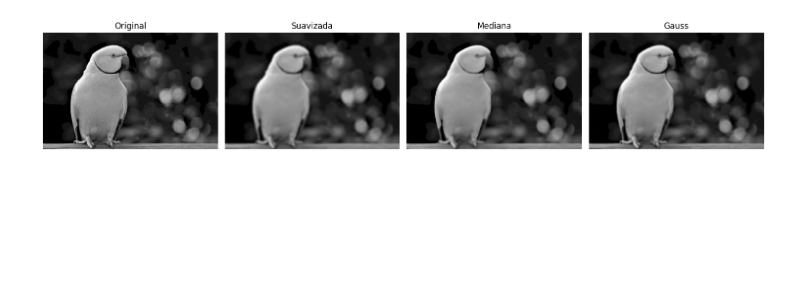
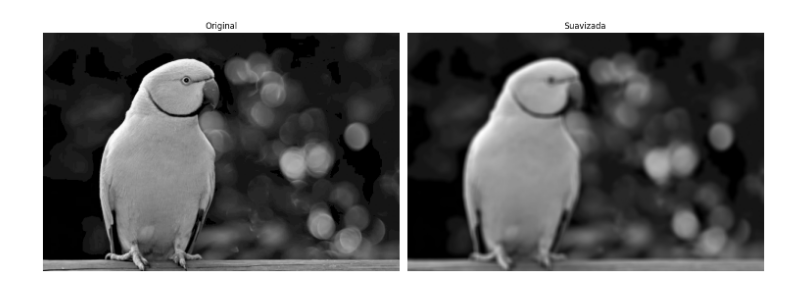
Before and after one commit to JanethGrimaldo/AI, a Jupyter notebook: AF5.ipynb, the cells around one changed output. Saved outputs shown, nothing was run; the diff lists cells and outputs as text; code cells hidden in the pictures; blank space fills up the shorter version.

```diff
--- a/AF5.ipynb
+++ b/AF5.ipynb
@@ -3,40 +3,32 @@
 # %%
 import cv2
 import matplotlib.pyplot as plt
 import numpy as np
 
 img =cv2.imread("ave.png", 0) # Carga de imagen en escala de grises
 alto, ancho = img.shape
 
 k = (10,10)
 k_gauss = (11,11)
 
 suavizada = cv2.blur(img, k)
 
 mediana = cv2.medianBlur(img, 11)
 
 gaussiana = cv2.GaussianBlur(img, k_gauss, 0)
 
-fig, axes = plt.subplots(1, 4, figsize=(15, 10))
+fig, axes = plt.subplots(1, 2, figsize=(15, 10))
 axes = axes.flatten()
 
 axes[0].imshow(img, cmap="gray")
 axes[0].set_title("Original")
 axes[0].axis("off")
 
 axes[1].imshow(suavizada, cmap="gray")
 axes[1].set_title("Suavizada")
 axes[1].axis("off")
 
-axes[2].imshow(mediana, cmap="gray")
-axes[2].set_title("Mediana")
-axes[2].axis("off")
-
-axes[3].imshow(gaussiana, cmap="gray")
-axes[3].set_title("Gauss")
-axes[3].axis("off")
-
 plt.tight_layout()
 plt.show()
 # %% [output]
-[figure, old version]
+[figure, new version]
```
Also changed, not shown: parts of 1 cell of this notebook.
